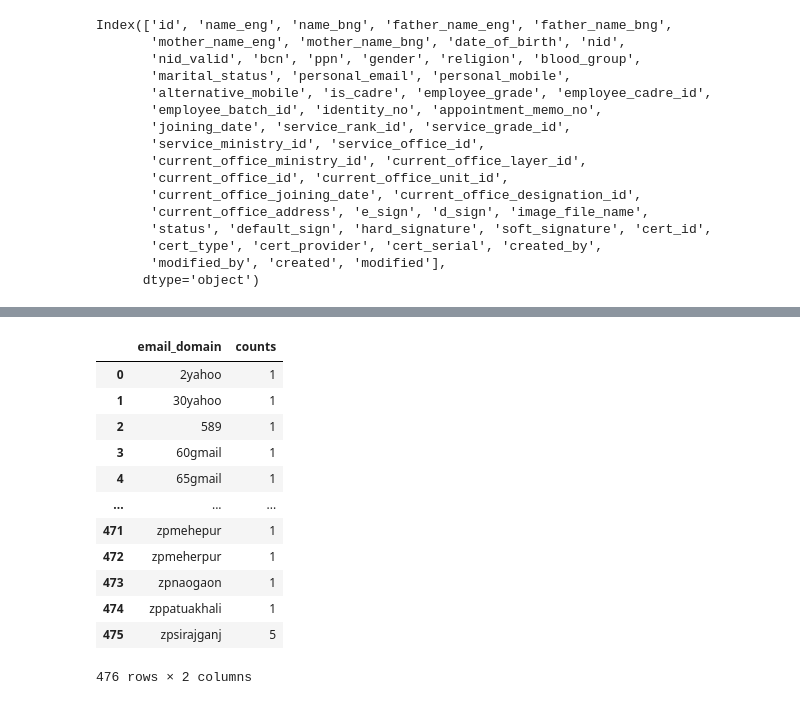
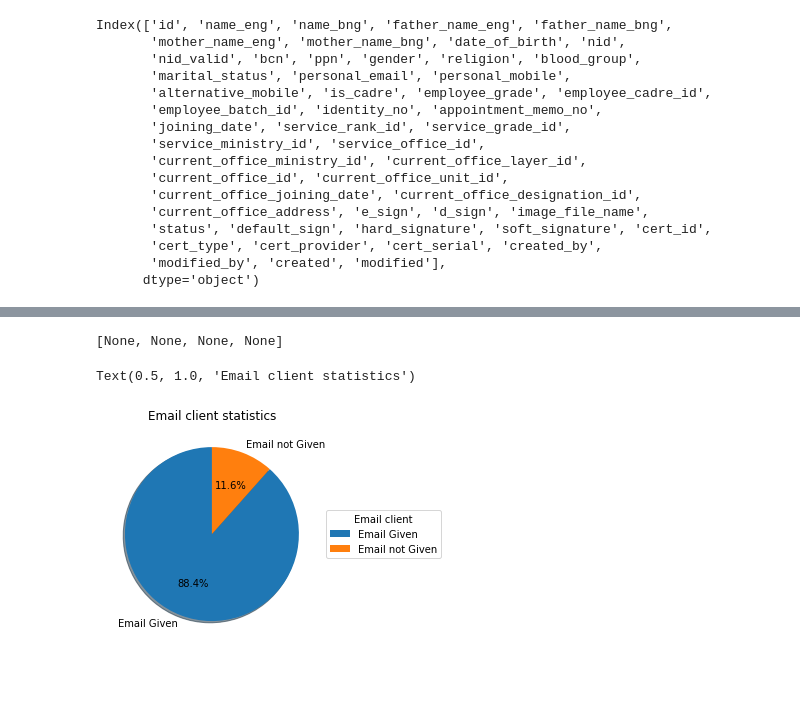
Before and after one commit to shahid-ullah/data_analysis, a Jupyter notebook: notebooks/tappware/dnothi/employee_records.ipynb, the cells around one changed output, grey strips where cells are left out. Cells and saved outputs as stored; diff of their text form; code cells hidden in the pictures; blank space fills up the shorter version.

```diff
--- a/notebooks/tappware/dnothi/employee_records.ipynb
+++ b/notebooks/tappware/dnothi/employee_records.ipynb
@@ -67,3 +104,6 @@ df_email['email_domain'] = df_email['personal_email'].str.extract(r'@(\w+)\.')
 # %%
-df_email.personal_email.str.split('@')
+labels = ['Email Given', 'Email not Given']
+values = [df.personal_email.notnull().sum(), df.personal_email.isnull().sum()]
+lables, values
+# df.personal_email.notnull().sum()
 # %% [output]
@@ -82,16 +111,14 @@ Name: personal_email, Length: 88434, dtype: object
 # %%
-df_email.groupby('email_domain').size().reset_index(name='counts')
+fig, ax = plt.subplots()
+wedges, texts, autotexts = ax.pie(values, labels=labels, autopct='%1.1f%%',
+        shadow=True, startangle=90)
+_ = ax1.axis('equal')  # Equal aspect ratio ensures that pie is drawn as a circle.
+_ = ax.legend(wedges, labels, title="Email client", loc="center left", bbox_to_anchor=(1, 0, 0.5, 1))
+
+plt.setp(autotexts, size=10, weight=500)
+ax.set_title("Email client statistics")
+plt.show()
 # %% [output]
-|  | email_domain | counts |
-| 0 | 2yahoo | 1 |
-| 1 | 30yahoo | 1 |
-| 2 | 589 | 1 |
-| 3 | 60gmail | 1 |
-| 4 | 65gmail | 1 |
-| ... | ... | ... |
-| 471 | zpmehepur | 1 |
-| 472 | zpmeherpur | 1 |
-| 473 | zpnaogaon | 1 |
-| 474 | zppatuakhali | 1 |
-| 475 | zpsirajganj | 5 |
-476 rows × 2 columns
+[None, None, None, None]
+Text(0.5, 1.0, 'Email client statistics')
+[figure, added]
```
Also changed, not shown: parts of 9 cells of this notebook, 1 other file.
